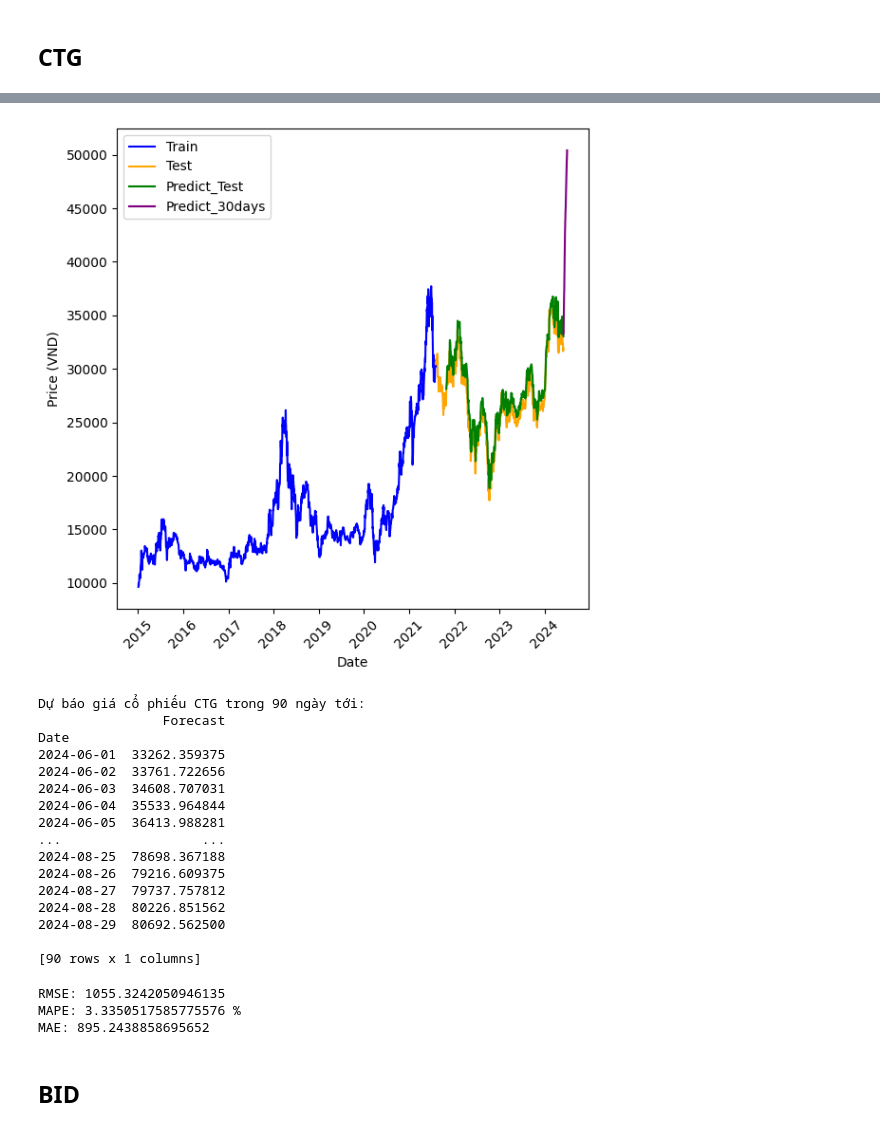
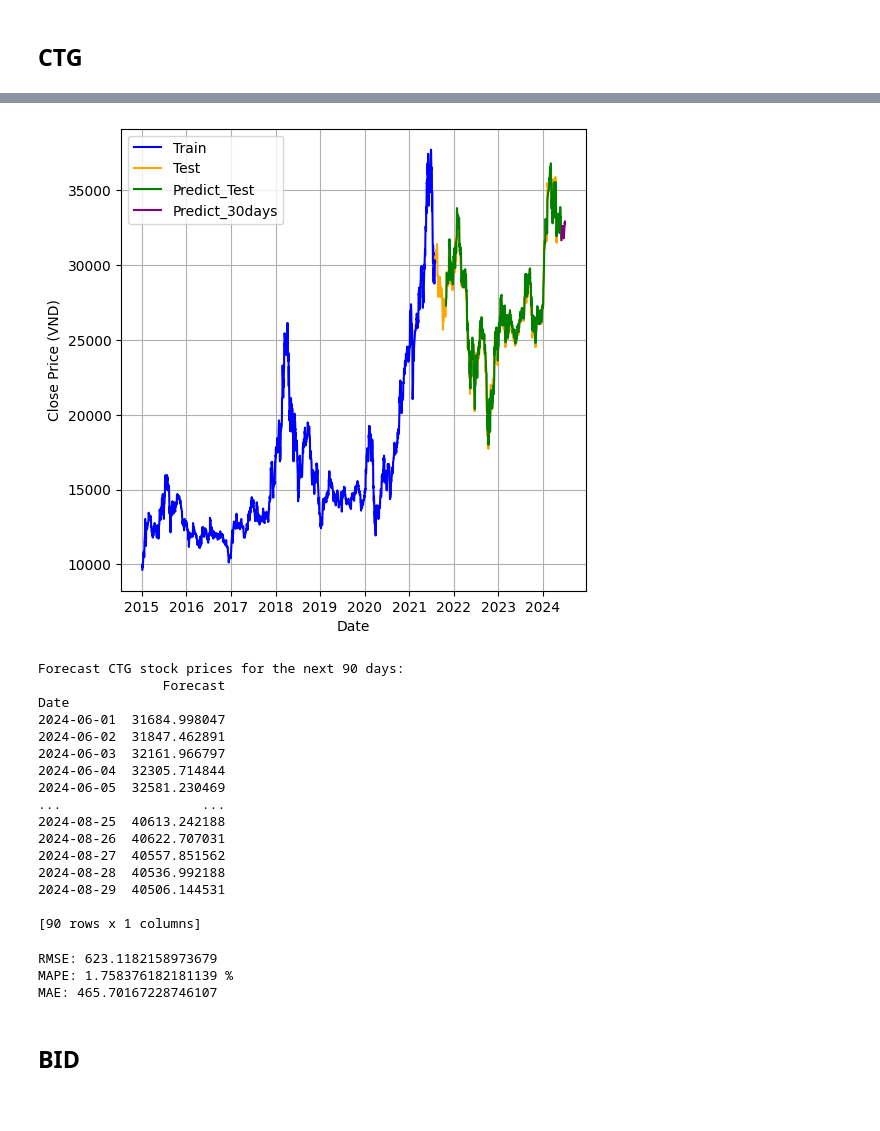
Before and after one commit to ngvmanh/IS403_O22_HTCL_14, a Jupyter notebook: Model/MLP/MLP(7-3).ipynb, the cells around one changed output, grey strips where cells are left out. Cells and saved outputs as stored; diff of their text form; code cells hidden in the pictures.

```diff
--- a/Model/MLP/MLP(7-3).ipynb
+++ b/Model/MLP/MLP(7-3).ipynb
@@ -12,7 +12,7 @@ import matplotlib.pyplot as plt
 pd.options.mode.chained_assignment = None
 tf.random.set_seed(0)
 
-# Tải dữ liệu (Không có thay đổi)
+# Load data
 data = pd.read_csv('../Dataset/VCB.csv')
 df = data[['Date','Close']]
 df.rename(columns={'Close': 'Price'}, inplace=True)
@@ -21,15 +21,15 @@ df.sort_values('Date',inplace=True)
 df.set_index('Date',inplace=True)
 y = df['Price'].values.reshape(-1, 1)
 
-# Chuẩn hóa dữ liệu
+# Normalize data
 scaler = MinMaxScaler(feature_range=(0, 1))
 y_norm = scaler.fit_transform(y)
 
-# Chia dữ liệu thành train và test (70/30)
+# Split data into train and test (70/30)
 train_size = int(len(y_norm) * 0.7)
 y_train, y_test = y_norm[:train_size], y_norm[train_size:]
 
-# Tạo các chuỗi đầu vào và đầu ra
+# Create input and output sequences
 def create_sequences(data, n_lookback, n_forecast):
     X, Y = [], []
     for i in range(n_lookback, len(data) - n_forecast + 1):
@@ -38,26 +38,26 @@ def create_sequences(data, n_lookback, n_forecast):
     return np.array(X), np.array(Y)
 
 n_lookback = 60
-n_forecast = 1  # Dự đoán từng bước thời gian
+n_forecast = 1  # Predict time step
 X_train, Y_train = create_sequences(y_train, n_lookback, n_forecast)
 X_test, Y_test = create_sequences(y_test, n_lookback, n_forecast)
 
-# Xây dựng và huấn luyện mô hình MLP
+# Build and train the model
 model = Sequential()
-model.add(Dense(100, activation='relu', input_shape=(n_lookback,))) # Lớp Dense đầu tiên
-model.add(Dense(50, activation='relu'))                            # Lớp Dense ẩn
-model.add(Dense(n_forecast))                                       # Lớp Dense đầu ra
+model.add(Dense(100, activation='relu', input_shape=(n_lookback,)))
+model.add(Dense(50, activation='relu'))
+model.add(Dense(n_forecast))
 model.compile(loss='mean_squared_error', optimizer='adam')
-model.fit(X_train.reshape(X_train.shape[0], -1), Y_train, epochs=100, batch_size=32, verbose=1)
+model.fit(X_train.reshape(X_train.shape[0], -1), Y_train, epochs=200, validation_data=(X_test, Y_test), batch_size=32, verbose=1)
 
-# Đánh giá trên tập kiểm tra
+# Evaluate on the test set
 Y_pred_test = model.predict(X_test.reshape(X_test.shape[0], -1))
 Y_pred_test = scaler.inverse_transform(Y_pred_test)
 
 # Reshape Y_test before inverse transforming
 Y_test = scaler.inverse_transform(Y_test.reshape(-1, 1))  # Reshape to 2D
 
-# Dự đoán tương lai
+# Predict future 30, 60, 90 days
 last_sequence = y_norm[-n_lookback:].reshape(1, -1)
 future_predictions = []
 for i in range(90):
@@ -246,61 +246,60 @@ Epoch 6/100
 # %%
-# Trực quan hóa
+# Visualization
 plt.figure(figsize=(6, 6))
 
-# Vẽ giá thực tế (Tất cả dữ liệu)
+# Plot actual prices (All data)
 plt.plot(df.index[:train_size], df['Price'][:train_size], label='Train', color='blue')
 
 plt.plot(df.index[train_size:], df['Price'][train_size:], label='Test', color='orange')
 
-# Vẽ giá dự đoán trên tập kiểm tra
+# Plot predicted prices on the test set
 test_data_start = df.index[train_size + n_lookback]
 test_data_end = df.index[-1]
 plt.plot(df.index[train_size + n_lookback: len(Y_pred_test) + train_size + n_lookback], Y_pred_test, label='Predict_Test', color='green')
 
 
-# Vẽ giá dự đoán trong tương lai
+# Plot predicted prices in the future
 future_dates = pd.date_range(start=df.index[-1], periods=91)[1:]  # Ngày bắt đầu sau ngày cuối cùng của dữ liệu
 plt.plot(future_dates[:30], future_predictions[:30], label='Predict_30days', color='purple')
 # plt.plot(future_dates[:60], future_predictions[:60], label='Predict_60days', color='red')
 # plt.plot(future_dates, future_predictions, label='Predict_90days', color='purple')
 
 # plt.title('CTG Stock Price Forecast using MLP 7:3')
 plt.xlabel('Date')
-plt.ylabel('Price (VND)')
+plt.ylabel('Close Price (VND)')
 plt.legend()
-plt.xticks(rotation=45)
-plt.tight_layout()
+plt.grid(True)
 plt.show()
 # %% [output]
-[figure, old version]
+[figure, new version]
 # %%
-# Tạo dataframe mới chứa ngày tháng và giá trị dự đoán tương lai
-future_dates = pd.date_range(start=df.index[-1], periods=91)[1:] # Bắt đầu từ ngày sau ngày cuối cùng trong dữ liệu lịch sử
-future_df = pd.DataFrame({'Date': future_dates, 'Forecast': future_predictions.flatten()}) # Chuyển future_predictions về mảng 1 chiều
+# Create a new dataframe containing dates and future predicted values
+future_dates = pd.date_range(start=df.index[-1], periods=91)[1:]
+future_df = pd.DataFrame({'Date': future_dates, 'Forecast': future_predictions.flatten()})
 future_df.set_index('Date', inplace=True)
 
-# In ra kết quả dự báo trong 90 ngày tới
-print("Dự báo giá cổ phiếu CTG trong 90 ngày tới:")
+# Print the forecast results for the next 90 days
+print("Forecast CTG stock prices for the next 90 days:")
 print(future_df)
 # %% [output]
-Dự báo giá cổ phiếu CTG trong 90 ngày tới:
+Forecast CTG stock prices for the next 90 days:
                 Forecast
 Date
-2024-06-01  33262.359375
-2024-06-02  33761.722656
-2024-06-03  34608.707031
-2024-06-04  35533.964844
-2024-06-05  36413.988281
+2024-06-01  31684.998047
+2024-06-02  31847.462891
+2024-06-03  32161.966797
+2024-06-04  32305.714844
+2024-06-05  32581.230469
 ...                  ...
-2024-08-25  78698.367188
-2024-08-26  79216.609375
-2024-08-27  79737.757812
-2024-08-28  80226.851562
-2024-08-29  80692.562500
+2024-08-25  40613.242188
+2024-08-26  40622.707031
+2024-08-27  40557.851562
+2024-08-28  40536.992188
+2024-08-29  40506.144531
 
 [90 rows x 1 columns]
 # %%
-# Tính RMSE, MAPE, và MAE trên tập test
+# Calculate RMSE, MAPE, and MAE on the test set
 from sklearn.metrics import mean_squared_error, mean_absolute_percentage_error, mean_absolute_error
 
 def calculate_metrics(y_true, y_pred):
@@ -315,9 +314,9 @@ print('RMSE:', rmse)
 print('MAPE:', mape, '%')
 print('MAE:', mae)
 # %% [output]
-RMSE: 1055.3242050946135
-MAPE: 3.3350517585775576 %
-MAE: 895.2438858695652
+RMSE: 623.1182158973679
+MAPE: 1.758376182181139 %
+MAE: 465.70167228746107
 # %% [markdown]
 ## BID
 # %%
```
Also changed, not shown: parts of 9 cells of this notebook.
